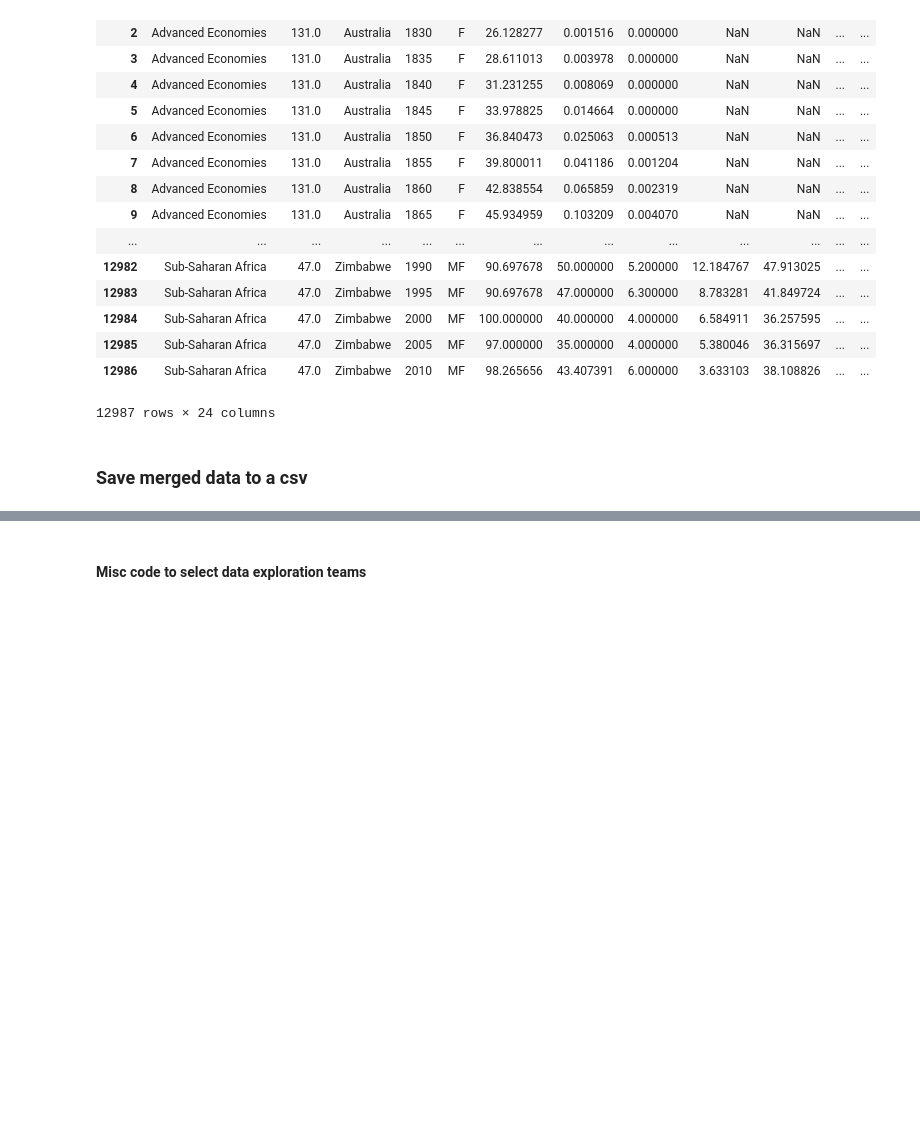
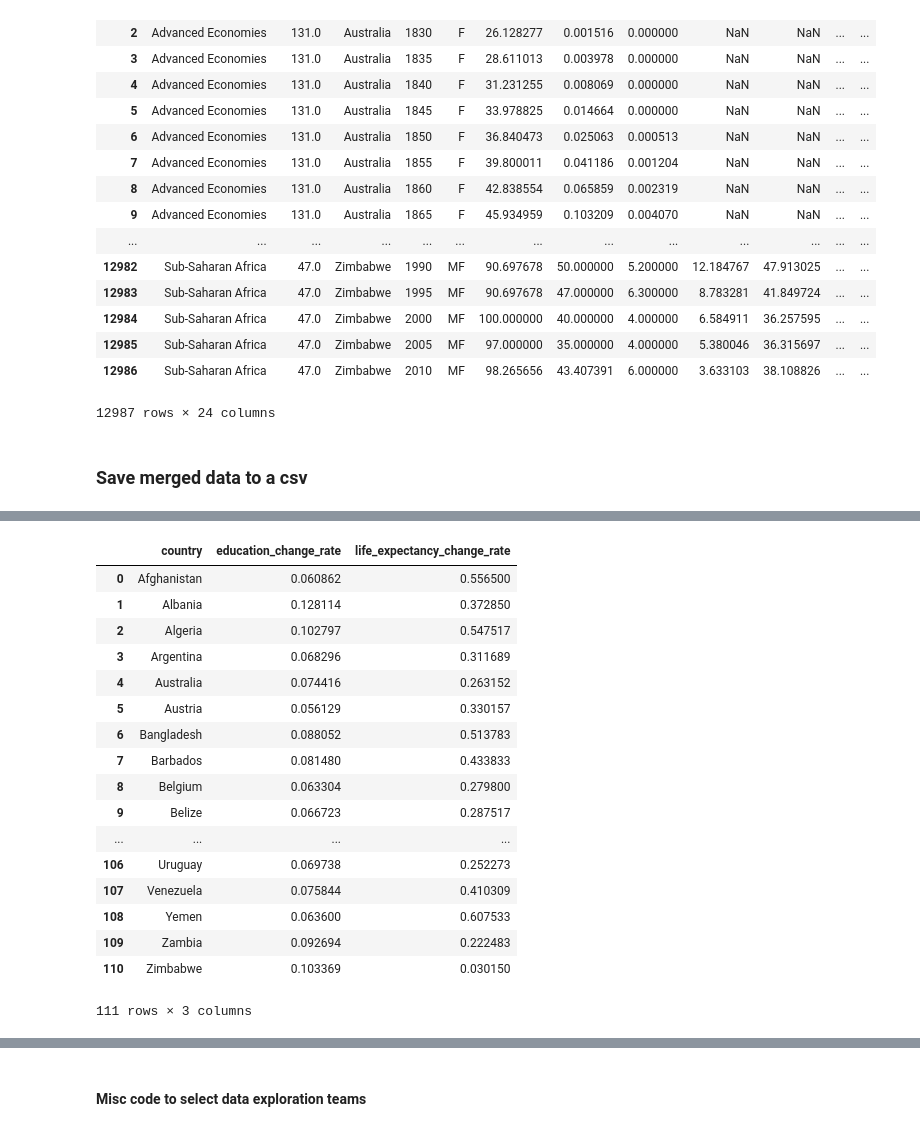
Before and after one commit to edu-infoviz/edu, a Jupyter notebook: edu/EduProject.ipynb, the cells around one changed output, grey strips where cells are left out. Saved outputs shown, nothing was run; the diff lists cells and outputs as text; code cells hidden in the pictures; blank space fills up the shorter version.

```diff
--- a/edu/EduProject.ipynb
+++ b/edu/EduProject.ipynb
@@ -180,0 +188,2 @@ merged_data.to_csv(os.path.join(root_folder,"edu_merged_data.csv"),header=1,inde
+# %%
+merged_data.dropna(subset=['Life expectancy (years)'],inplace=True)
@@ -180,0 +194,19 @@ merged_data.to_csv(os.path.join(root_folder,"edu_merged_data.csv"),header=1,inde
+# %%
+results_country = pd.DataFrame(columns=['country','education_change_rate','life_expectancy_change_rate'])
+for country, group_df in merged_data.groupby(['country']):
+    group_df.dropna(subset=['tyr'],inplace=True)
+    group_df.dropna(subset=['Life expectancy (years)'],inplace=True)
+
+    start_year = np.min(group_df['year'])
+    end_year = np.max(group_df['year'])
+    start_life_expectancy = group_df[group_df['year'] == start_year]['Life expectancy (years)'].iloc[0]
+    end_life_expectancy = group_df[group_df['year'] == end_year]['Life expectancy (years)'].iloc[0]
+    life_expectancy_change_rate =  (end_life_expectancy - start_life_expectancy)/(end_year - start_year)
+
+    start_total_schooling = group_df[group_df['year'] == start_year]['tyr'].iloc[2]
+    end_total_schooling = group_df[group_df['year'] == end_year]['tyr'].iloc[2]
+    education_change_rate =  (end_total_schooling - start_total_schooling)/(end_year - start_year)
+    df = pd.DataFrame({"country":[country],
+                    "education_change_rate":[education_change_rate],
+                    "life_expectancy_change_rate":[life_expectancy_change_rate]})
+    results_country = results_country.append(df,ignore_index=True)
@@ -180,0 +222,21 @@ merged_data.to_csv(os.path.join(root_folder,"edu_merged_data.csv"),header=1,inde
+# %%
+results_country
+# %% [output]
+|  | country | education_change_rate | life_expectancy_change_rate |
+| 0 | Afghanistan | 0.060862 | 0.556500 |
+| 1 | Albania | 0.128114 | 0.372850 |
+| 2 | Algeria | 0.102797 | 0.547517 |
+| 3 | Argentina | 0.068296 | 0.311689 |
+| 4 | Australia | 0.074416 | 0.263152 |
+| 5 | Austria | 0.056129 | 0.330157 |
+| 6 | Bangladesh | 0.088052 | 0.513783 |
+| 7 | Barbados | 0.081480 | 0.433833 |
+| 8 | Belgium | 0.063304 | 0.279800 |
+| 9 | Belize | 0.066723 | 0.287517 |
+| ... | ... | ... | ... |
+| 106 | Uruguay | 0.069738 | 0.252273 |
+| 107 | Venezuela | 0.075844 | 0.410309 |
+| 108 | Yemen | 0.063600 | 0.607533 |
+| 109 | Zambia | 0.092694 | 0.222483 |
+| 110 | Zimbabwe | 0.103369 | 0.030150 |
+111 rows × 3 columns
```
Also changed, not shown: parts of 9 cells of this notebook, 1 other file.
